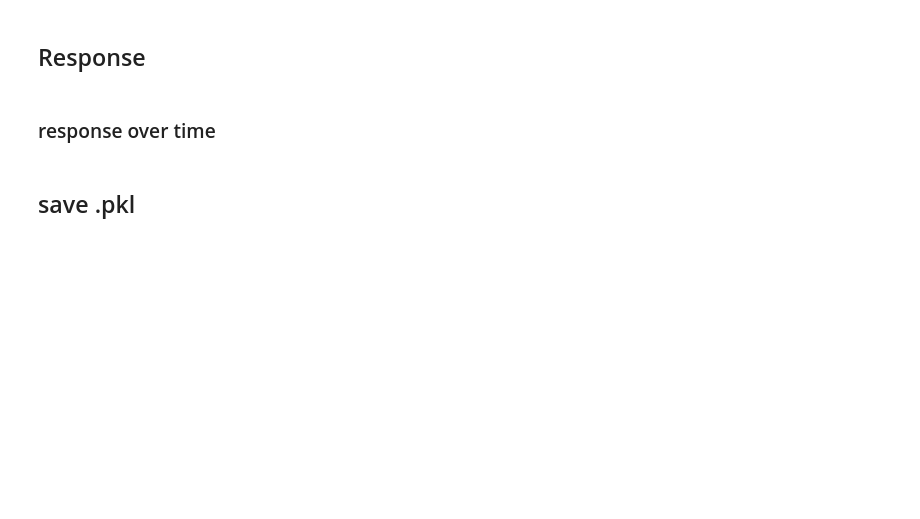
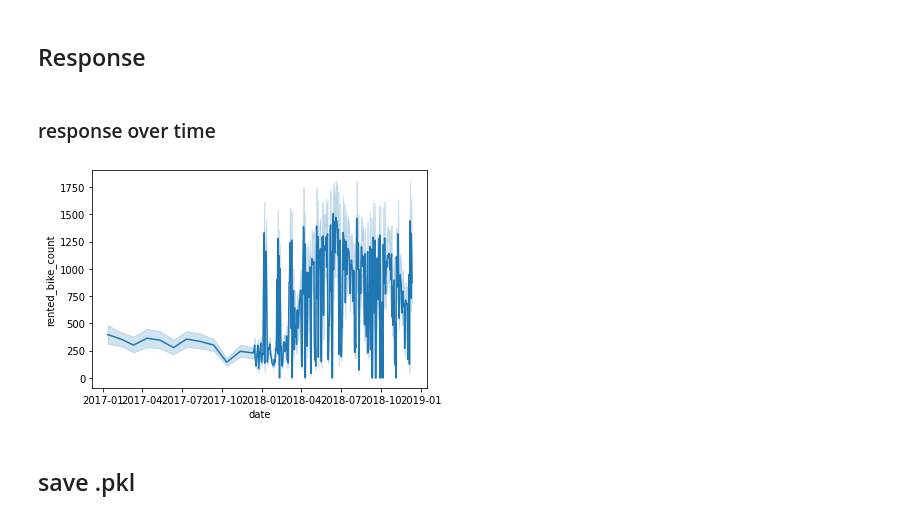
Before and after one commit to j4mes12/ITAI_Coursework, a Jupyter notebook: notebooks/01_Data_Exploration.ipynb, the cells around one changed output. Cells and saved outputs as stored; diff of their text form; code cells hidden in the pictures; blank space fills up the shorter version.

Commit message:
new data import notebook to split up aesthetic adjustments

```diff
--- a/notebooks/01_Data_Exploration.ipynb
+++ b/notebooks/01_Data_Exploration.ipynb
@@ -74,6 +77,11 @@ dtype: object
 ## Response
 # %% [markdown]
 ### response over time
+# %%
+sns.lineplot(data=data, x='date', y='rented_bike_count', )
+plt.show()
+# %% [output]
+[figure, added]
 # %% [markdown]
 ## save .pkl
 # %%
```
Also changed, not shown: parts of 1 cell of this notebook, 3 other files.
